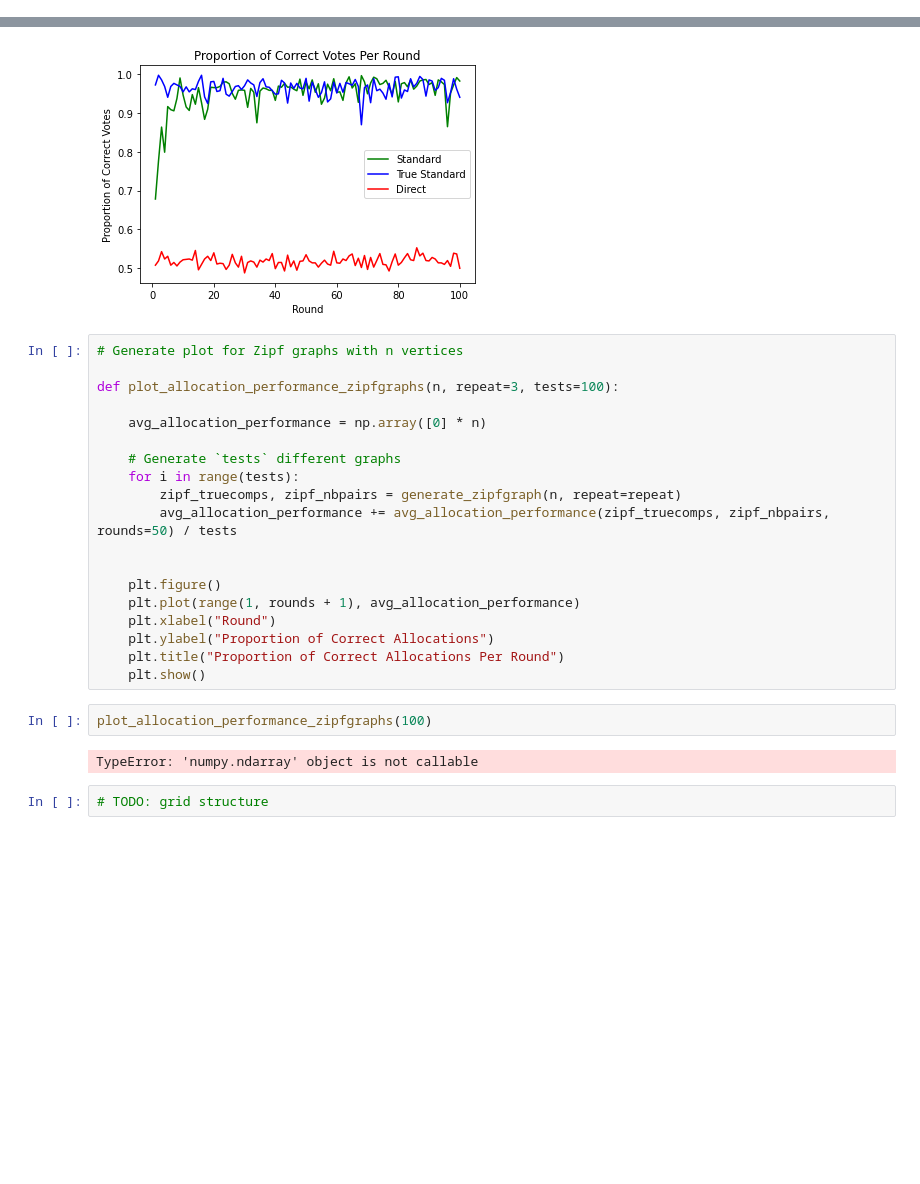
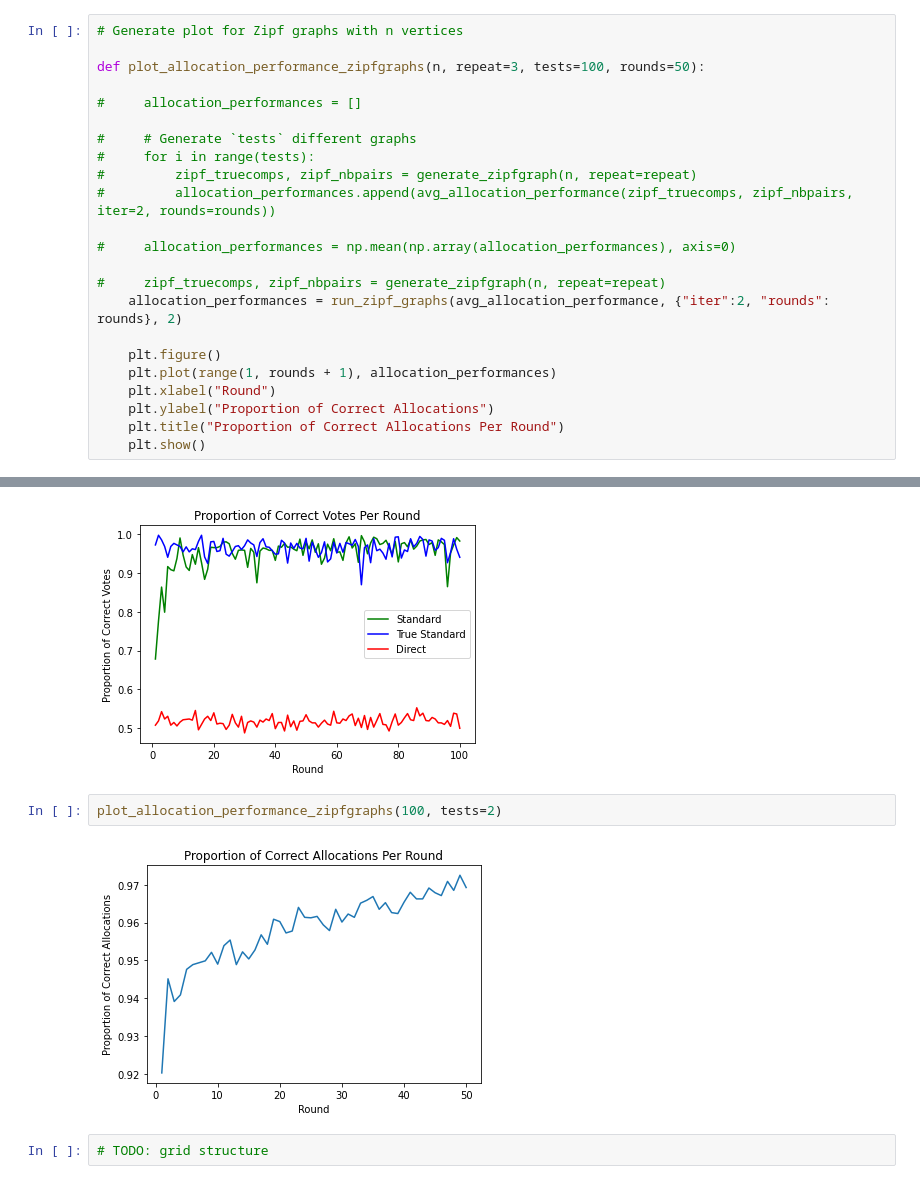
Before and after one commit to romil797/CS238, a Jupyter notebook: liquidmodel.ipynb, the cells around one changed output, grey strips where cells are left out. Drawn from its saved outputs; the diff is of its cells as text; blank space fills up the shorter version.

```diff
--- a/liquidmodel.ipynb
+++ b/liquidmodel.ipynb
@@ -993 +1024,24 @@ def avg_allocation_performance(truecompetencies, neighborpairs, pubcompetencies=
+# %%
+# Generate plot for Zipf graphs with n vertices
+
+def plot_allocation_performance_zipfgraphs(n, repeat=3, tests=100, rounds=50):
+
+#     allocation_performances = []
+
+#     # Generate `tests` different graphs
+#     for i in range(tests):
+#         zipf_truecomps, zipf_nbpairs = generate_zipfgraph(n, repeat=repeat)
+#         allocation_performances.append(avg_allocation_performance(zipf_truecomps, zipf_nbpairs, iter=2, rounds=rounds))
+
+#     allocation_performances = np.mean(np.array(allocation_performances), axis=0)
+
+#     zipf_truecomps, zipf_nbpairs = generate_zipfgraph(n, repeat=repeat)
+    allocation_performances = run_zipf_graphs(avg_allocation_performance, {"iter":2, "rounds": rounds}, 2)
+
+    plt.figure()
+    plt.plot(range(1, rounds + 1), allocation_performances)
+    plt.xlabel("Round")
+    plt.ylabel("Proportion of Correct Allocations")
+    plt.title("Proportion of Correct Allocations Per Round")
+    plt.show()
 # %%
@@ -1019,28 +1080,9 @@ plot_vote_performance(rand_truecomps, rand_nbpairs, rounds=100)
 # %% [output]
 [figure]
 [figure]
-# %%
-# Generate plot for Zipf graphs with n vertices
-
-def plot_allocation_performance_zipfgraphs(n, repeat=3, tests=100):
-
-    avg_allocation_performance = np.array([0] * n)
-
-    # Generate `tests` different graphs
-    for i in range(tests):
-        zipf_truecomps, zipf_nbpairs = generate_zipfgraph(n, repeat=repeat)
-        avg_allocation_performance += avg_allocation_performance(zipf_truecomps, zipf_nbpairs, rounds=50) / tests
-
-
-    plt.figure()
-    plt.plot(range(1, rounds + 1), avg_allocation_performance)
-    plt.xlabel("Round")
-    plt.ylabel("Proportion of Correct Allocations")
-    plt.title("Proportion of Correct Allocations Per Round")
-    plt.show()
 # %%
-plot_allocation_performance_zipfgraphs(100)
+plot_allocation_performance_zipfgraphs(100, tests=2)
 # %% [output]
-TypeError: 'numpy.ndarray' object is not callable
+[figure, added]
 # %%
 # TODO: grid structure
```
Also changed, not shown: parts of 5 cells of this notebook.
